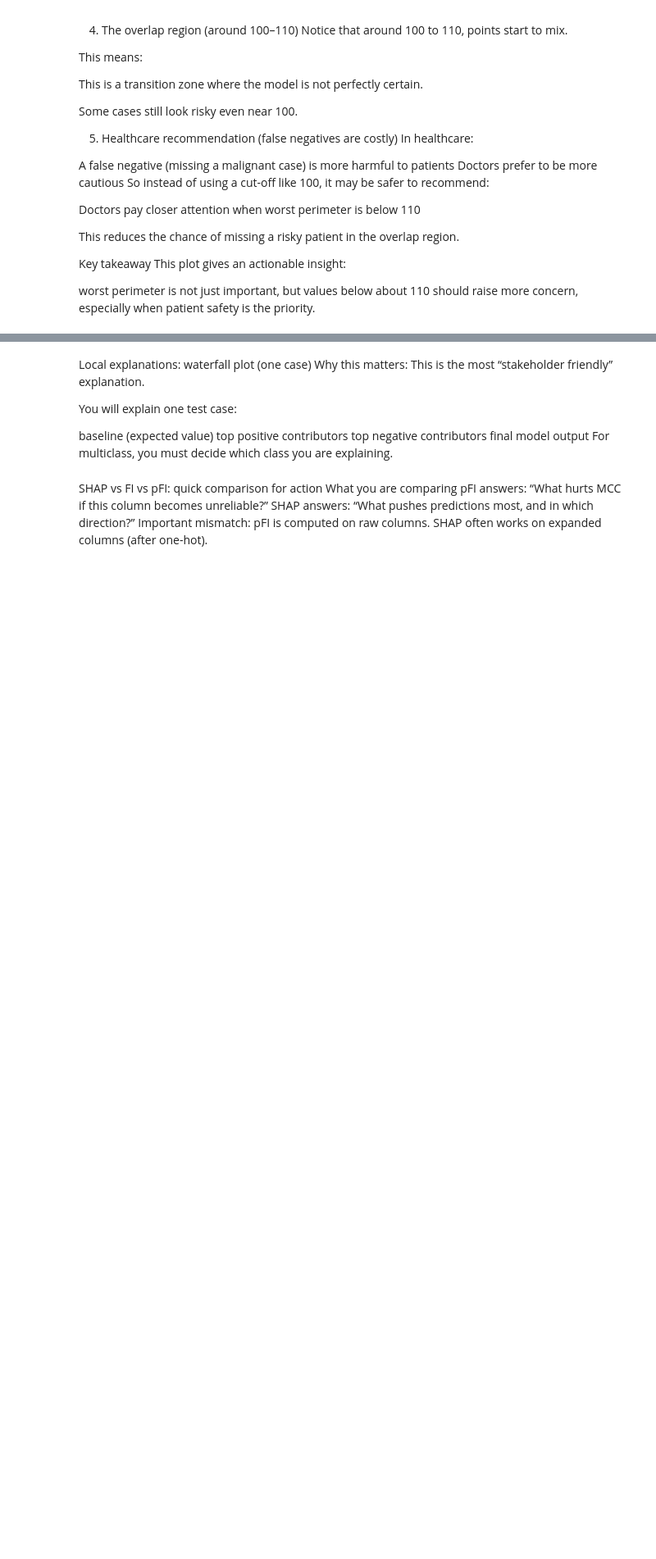
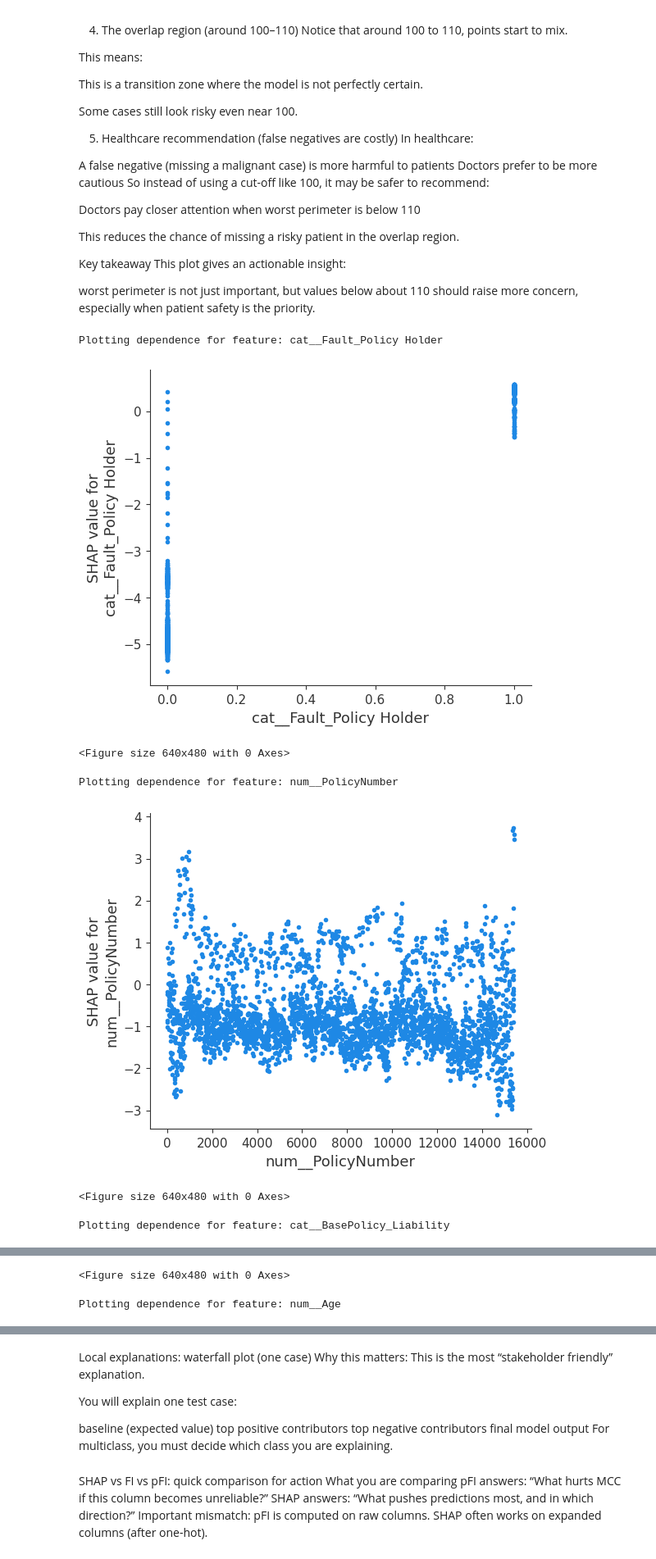
Before and after one commit to ShuAng1602/ADALL_Github, a Jupyter notebook: CBA1C03_Project.ipynb, the cells around one changed output, grey strips where cells are left out. Shown at 82% size. Cells and saved outputs as stored; diff of their text form; code cells hidden in the pictures; blank space fills up the shorter version.

```diff
--- a/CBA1C03_Project.ipynb
+++ b/CBA1C03_Project.ipynb
@@ -1356,15 +1594,48 @@ Key takeaway
 This plot gives an actionable insight:
 
 worst perimeter is not just important, but values below about 110 should raise more concern, especially when patient safety is the priority.
-# %%
-for feature_name in xgb_feature_names_sorted[:10]:
-    shap.dependence_plot(
-        feature_name,
-        shap_xgb_c1,
-        X_test_xgb,
-        feature_names=xgb_feature_names,
-        interaction_index=None,
-        show=False
-    )
-    plt.tight_layout()
-    plt.show()
+# %%
+# -------------------------------
+# Ensure X_test_xgb is numeric & dense
+# -------------------------------
+if hasattr(X_test_xgb, "toarray"):  # sparse matrix
+    X_test_dense = X_test_xgb.toarray()
+elif isinstance(X_test_xgb, pd.DataFrame):
+    X_test_dense = X_test_xgb.values
+else:
+    X_test_dense = X_test_xgb
+
+X_test_dense = X_test_dense.astype(float)
+
+# -------------------------------
+# Ensure SHAP values are class 1 (binary classification)
+# -------------------------------
+if isinstance(shap_xgb_c1, list):
+    shap_vals = shap_xgb_c1[1]  # class 1
+else:
+    shap_vals = shap_xgb_c1
+
+# -------------------------------
+# Loop over top 10 features
+# -------------------------------
+for feature_name in xgb_feature_names_sorted[:10]:
+    print("Plotting dependence for feature:", feature_name)
+
+    shap.dependence_plot(
+        feature_name,
+        shap_vals,
+        X_test_dense,
+        feature_names=xgb_feature_names,
+        interaction_index=None,  # remove color dimension
+        show=True
+    )
+    plt.tight_layout()
+    plt.show()
+# %% [output]
+Plotting dependence for feature: cat__Fault_Policy Holder
+[figure, added]
+<Figure size 640x480 with 0 Axes>
+Plotting dependence for feature: num__PolicyNumber
+[figure, added]
+<Figure size 640x480 with 0 Axes>
+Plotting dependence for feature: cat__BasePolicy_Liability
@@ -1370,0 +1643,2 @@ for feature_name in xgb_feature_names_sorted[:10]:
+<Figure size 640x480 with 0 Axes>
+Plotting dependence for feature: num__Age
```
Also changed, not shown: parts of 39 cells of this notebook.
